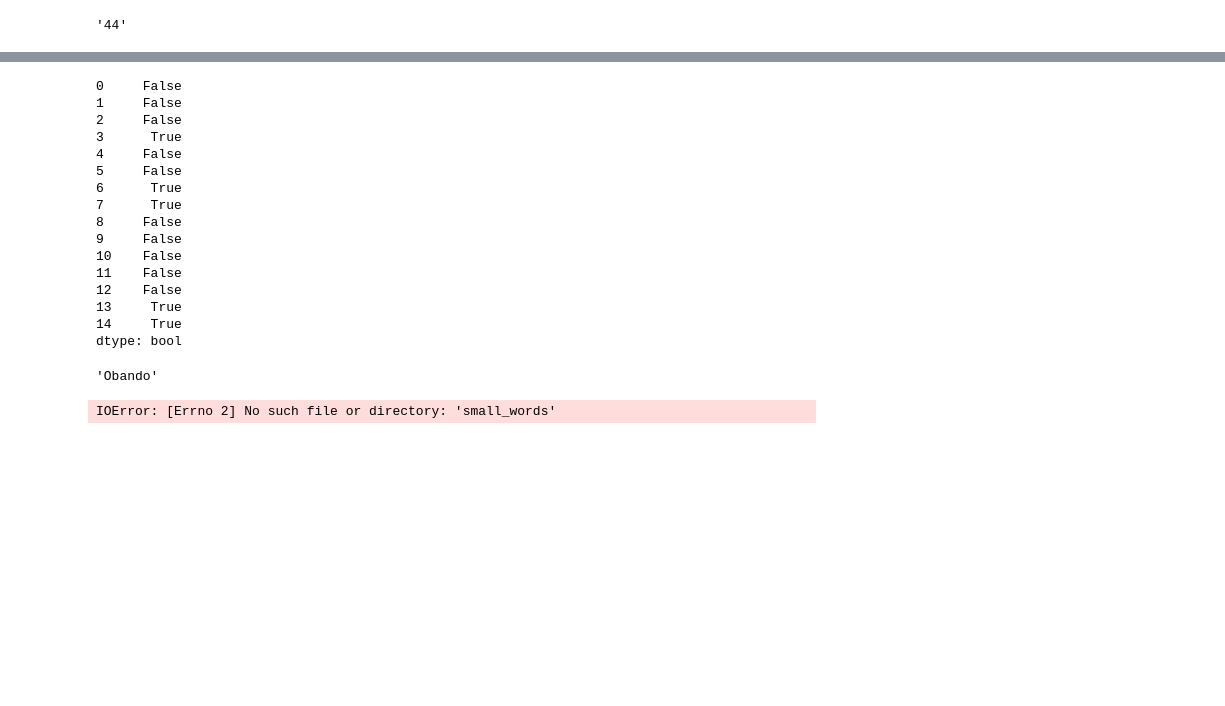
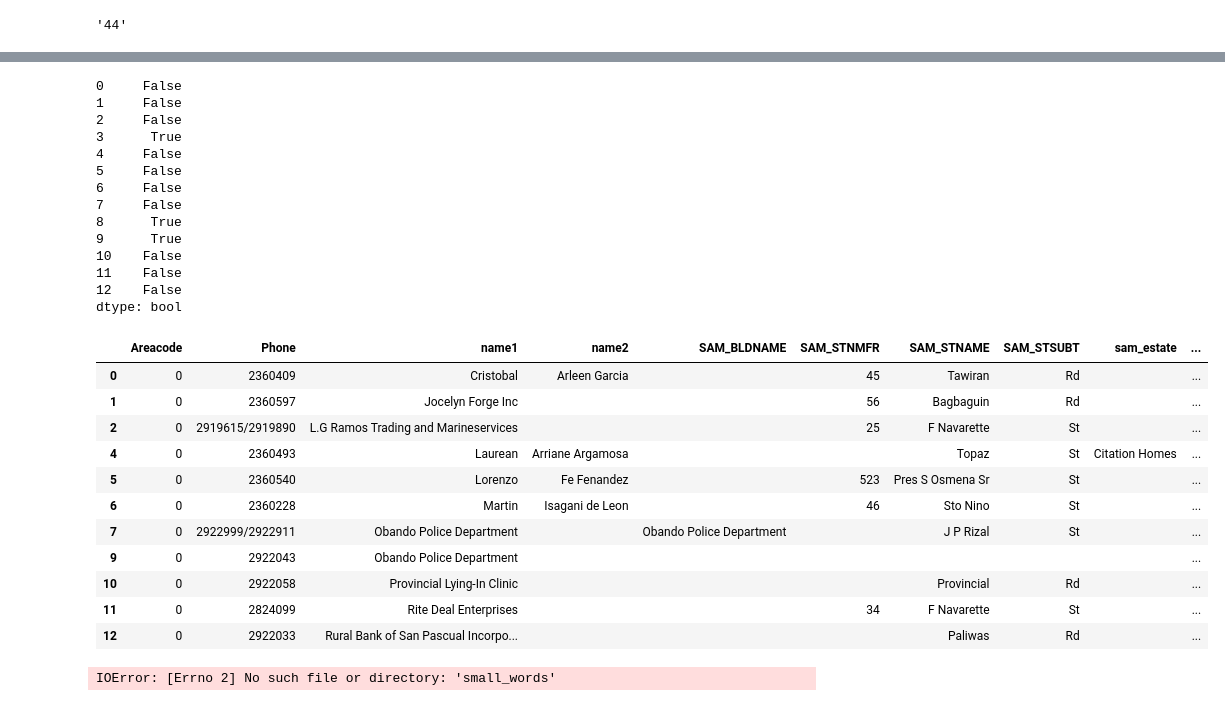
Before and after one commit to ncolina/DPC_SO, a Jupyter notebook: Testing.ipynb, the cells around one changed output, grey strips where cells are left out. Saved outputs shown, nothing was run; the diff lists cells and outputs as text; code cells hidden in the pictures; blank space fills up the shorter version.

Commit message:
Features
added configs and command line interface

```diff
--- a/Testing.ipynb
+++ b/Testing.ipynb
@@ -3,7 +3,7 @@ import pandas as pd
 import time
 import string
 from functions.capitalization import titlecase
-so_file='fwso/sample txtfile.txt'
+so_file='test_input.txt'
 widths = [4,2,15,10,30,100,4,30,3,7,1,30,30,2,20,2,2,10,9,50,3,30,50]
 update=pd.read_fwf(so_file,
                    header=None,
@@ -20,7 +20,7 @@ update = update.fillna('')
 update.sort_values(by='last_name',inplace=True)
 update.reset_index(drop=True,inplace=True)
 update['acc_type']=update['acc_type'].astype('category')
-update['src']=so_file
+update['src']=so_file.split('/')[-1]
 update['so_rangedate']=time.strftime("%Y/%m/%d")
 rr=update
 # %%
@@ -106,20 +127,65 @@ rr_crm.duplicated('name1')
 3      True
 4     False
 5     False
-6      True
-7      True
-8     False
-9     False
+6     False
+7     False
+8      True
+9      True
 10    False
 11    False
 12    False
-13     True
-14     True
 dtype: bool
-# %%
-or_call(rr_crm).City[0]
-# %% [output]
-'Obando'
+# %%
+def or_call(crm):
+    index=crm.duplicated(['name1','name2','City','Province','SAM_BLDNAME','SAM_STNAME'])
+    skip=False
+    for i in xrange(len(index)):
+        if index.iloc[i] == True:
+            line=crm.ix[i]
+            prev_line=crm.ix[i-1]
+            try:
+                next_line=crm.ix[i+1]
+            except:
+                pass
+            line['SAM_BLDNAME']=''
+            line['SAM_STNMFR']=''
+            line['SAM_STNAME']=''
+            line['SAM_STSUBT']=''
+            line['sam_estate']=''
+            line['Province']=''
+            line['class_code']=''
+            line['class_desc']=''
+            #line['name1']=''
+            #line['name2']=''
+            if skip == False:
+                prev_line['Phone']=str(prev_line.Phone)+'/'+str(line.Phone)
+                line['Phone']=np.nan
+
+                if index.ix[i-1] == False and index.ix[i+1]==True:
+                    next_line['City']='Or Call:'
+                try:
+                    if index.ix[i+1] == True:
+                        skip =True
+                except:
+                    pass
+            else:
+                skip = False
+    #crm['Phone'].replace('', np.nan, inplace=True)
+    return  crm[crm.Phone.notnull()]
+or_call(rr_crm)
+# %% [output]
+|  | Areacode | Phone | name1 | name2 | SAM_BLDNAME | SAM_STNMFR | SAM_STNAME | SAM_STSUBT | sam_estate | ... |
+| 0 | 0 | 2360409 | Cristobal | Arleen Garcia |  | 45 | Tawiran | Rd |  | ... |
+| 1 | 0 | 2360597 | Jocelyn Forge Inc |  |  | 56 | Bagbaguin | Rd |  | ... |
+| 2 | 0 | 2919615/2919890 | L.G Ramos Trading and Marineservices |  |  | 25 | F Navarette | St |  | ... |
+| 4 | 0 | 2360493 | Laurean | Arriane Argamosa |  |  | Topaz | St | Citation Homes | ... |
+| 5 | 0 | 2360540 | Lorenzo | Fe Fenandez |  | 523 | Pres S Osmena Sr | St |  | ... |
+| 6 | 0 | 2360228 | Martin | Isagani de Leon |  | 46 | Sto Nino | St |  | ... |
+| 7 | 0 | 2922999/2922911 | Obando Police Department |  | Obando Police Department |  | J P Rizal | St |  | ... |
+| 9 | 0 | 2922043 | Obando Police Department |  |  |  |  |  |  | ... |
+| 10 | 0 | 2922058 | Provincial Lying-In Clinic |  |  |  | Provincial | Rd |  | ... |
+| 11 | 0 | 2824099 | Rite Deal Enterprises |  |  | 34 | F Navarette | St |  | ... |
+| 12 | 0 | 2922033 | Rural Bank of San Pascual Incorpo... |  |  |  | Paliwas | Rd |  | ... |
 # %%
 str(open('small_words').read())
 # %% [output]
```
Also changed, not shown: parts of 10 cells of this notebook, 15 other files.
